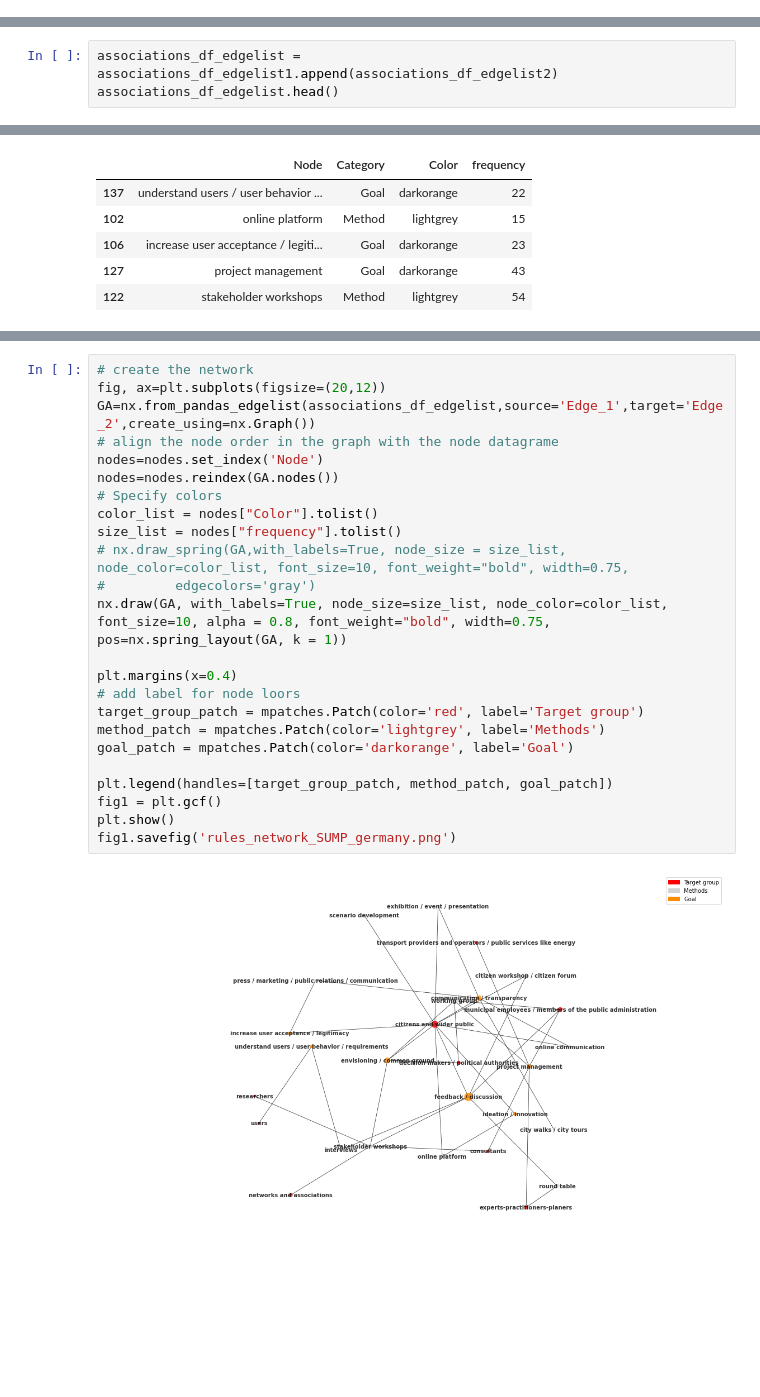
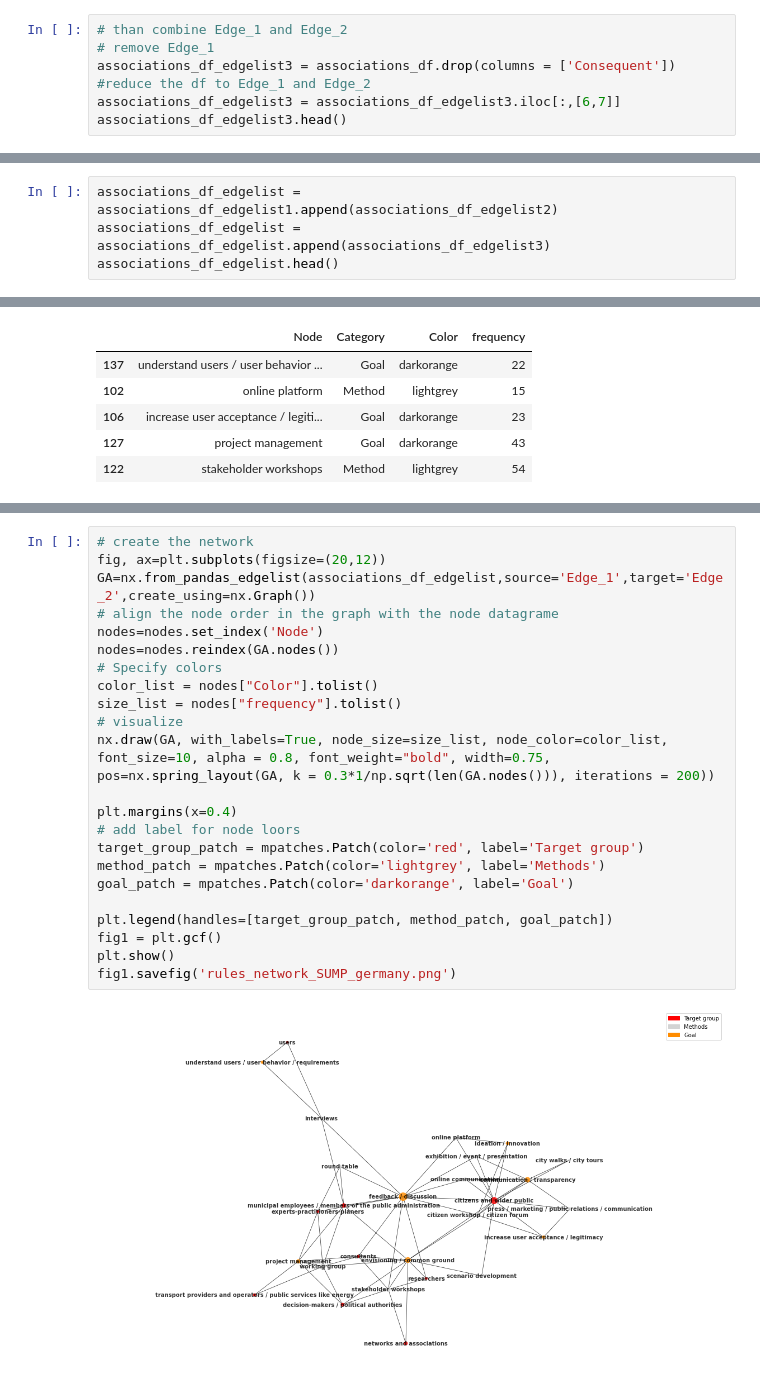
Before and after one commit to Diego-Dam/paper_co_creation_mobility_planning_germany, a Jupyter notebook: Co-Creation Paper.ipynb, the cells around one changed output, grey strips where cells are left out. Drawn from its saved outputs; the diff is of its cells as text; blank space fills up the shorter version.

```diff
--- a/Co-Creation Paper.ipynb
+++ b/Co-Creation Paper.ipynb
@@ -888,2 +889,9 @@ associations_df_edgelist2.head()
 | 127 | project management | working group |
 | 113 | project management | consultants |
+# %%
+# than combine Edge_1 and Edge_2
+# remove Edge_1
+associations_df_edgelist3 = associations_df.drop(columns = ['Consequent'])
+#reduce the df to Edge_1 and Edge_2
+associations_df_edgelist3 = associations_df_edgelist3.iloc[:,[6,7]]
+associations_df_edgelist3.head()
@@ -890,5 +905,6 @@ associations_df_edgelist2.head()
 # %%
 associations_df_edgelist = associations_df_edgelist1.append(associations_df_edgelist2)
+associations_df_edgelist = associations_df_edgelist.append(associations_df_edgelist3)
 associations_df_edgelist.head()
 # %% [output]
 |  | Edge_1 | Edge_2 |
@@ -995,26 +1011,25 @@ nodes.head()
 # %%
 # create the network
 fig, ax=plt.subplots(figsize=(20,12))
 GA=nx.from_pandas_edgelist(associations_df_edgelist,source='Edge_1',target='Edge_2',create_using=nx.Graph())
 # align the node order in the graph with the node datagrame
 nodes=nodes.set_index('Node')
 nodes=nodes.reindex(GA.nodes())
 # Specify colors
 color_list = nodes["Color"].tolist()
 size_list = nodes["frequency"].tolist()
-# nx.draw_spring(GA,with_labels=True, node_size = size_list, node_color=color_list, font_size=10, font_weight="bold", width=0.75,
-#         edgecolors='gray')
-nx.draw(GA, with_labels=True, node_size=size_list, node_color=color_list, font_size=10, alpha = 0.8, font_weight="bold", width=0.75, pos=nx.spring_layout(GA, k = 1))
+# visualize
+nx.draw(GA, with_labels=True, node_size=size_list, node_color=color_list, font_size=10, alpha = 0.8, font_weight="bold", width=0.75, pos=nx.spring_layout(GA, k = 0.3*1/np.sqrt(len(GA.nodes())), iterations = 200))
 
 plt.margins(x=0.4)
 # add label for node loors
 target_group_patch = mpatches.Patch(color='red', label='Target group')
 method_patch = mpatches.Patch(color='lightgrey', label='Methods')
 goal_patch = mpatches.Patch(color='darkorange', label='Goal')
 
 plt.legend(handles=[target_group_patch, method_patch, goal_patch])
 fig1 = plt.gcf()
 plt.show()
 fig1.savefig('rules_network_SUMP_germany.png')
 # %% [output]
-[figure, old version]
+[figure, new version]
```
Also changed, not shown: parts of 18 cells of this notebook.
